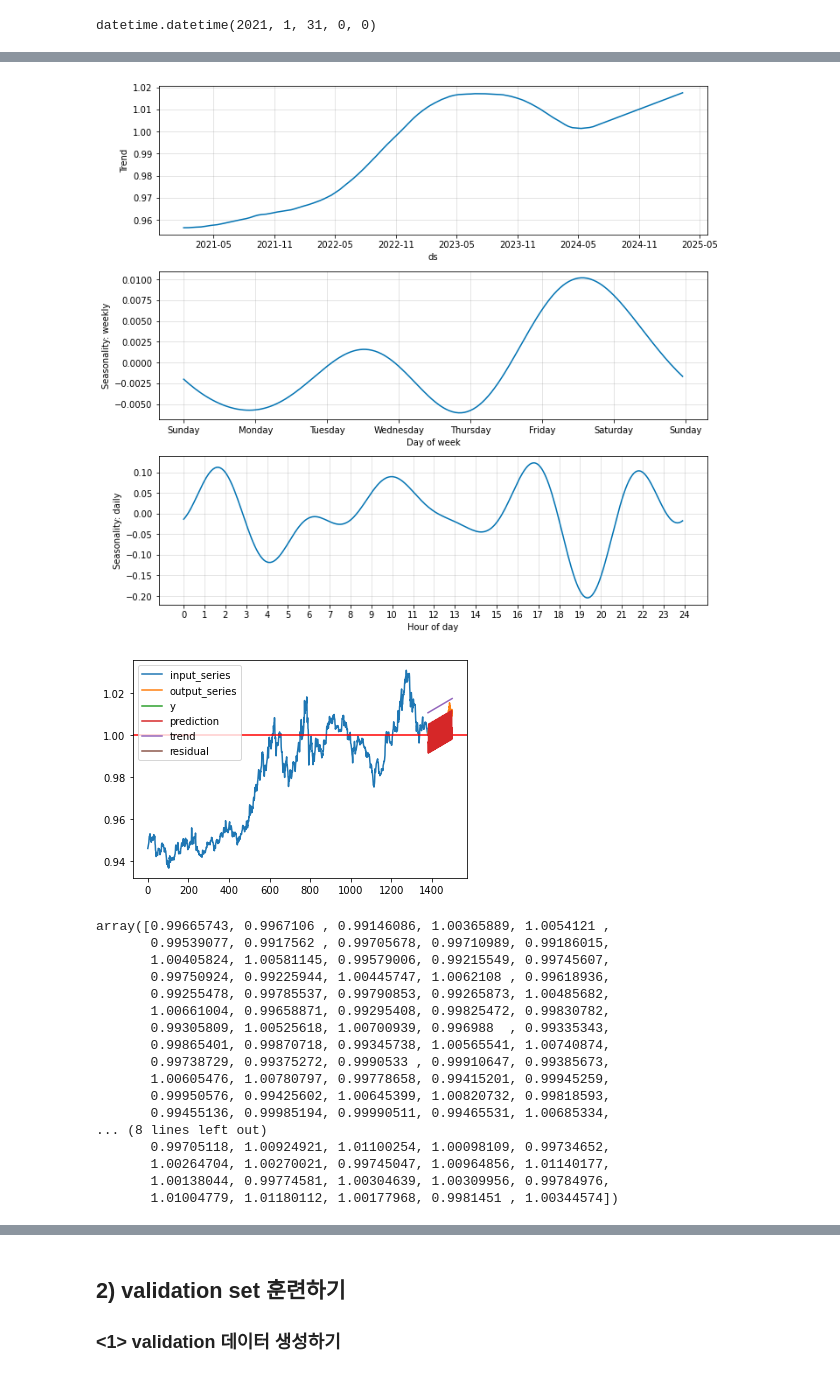
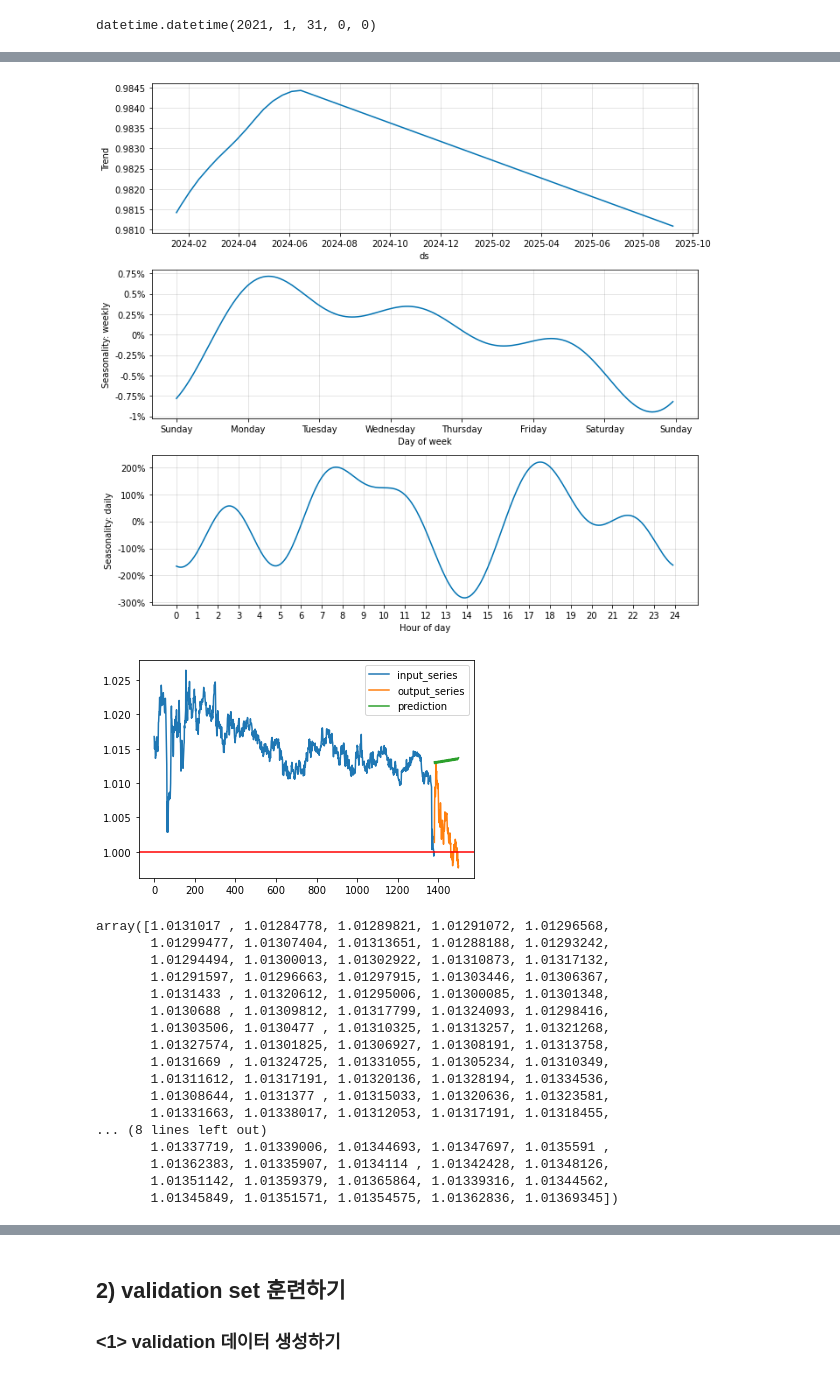
Before and after one commit to ModuWay/baseline, a Jupyter notebook: neuralprophet_baseline.ipynb, the cells around one changed output, grey strips where cells are left out. Saved outputs shown, nothing was run; the diff lists cells and outputs as text; code cells hidden in the pictures.

Commit message:
nprophet

```diff
--- a/neuralprophet_baseline.ipynb
+++ b/neuralprophet_baseline.ipynb
@@ -141,7 +141,7 @@ datetime.datetime(2021, 1, 31, 0, 0)
 # start_time = '2021-01-31 00:00:00'
 # start_dt = datetime.datetime.strptime(start_time, '%Y-%m-%d %H:%M:%S')
 # %%
-idx = 1004
+idx = 42
 # train data 중 sample_id 1121에 해당하는 x_series로 arima 모델을 학습한 후
 # y_sereis를 추론
 x_series = train_x_array[idx,:,1]
@@ -170,9 +170,9 @@ x_df.head()
 seasonality_prior_scale = 50.0
 
 ## neural prophet
-epochs = 20
+epochs = 10
 # batch_size = 64
-learning_rate = 0.003
+learning_rate = 0.05
 
 
 # AR net
@@ -181,9 +181,9 @@ n_forecasts = 120 # 예측 기간의 크기  # future_periods랑 같아야한다
 ar_sparsity = 0.8  # 0-1, 0에 가까울수록 sparse함
 
 # d_hidden = 64
-trend_smoothness = 0.5
-n_changepoints = 100   # 변화점(changepoint)의 갯수 설정
+# trend_smoothness = 0.5
+n_changepoints = 110 # 변화점(changepoint)의 갯수 설정
 changepoints_range = 1.0 # 변화점을 전체 데이터셋에서 몇 퍼센트 감지할지
-trend_reg = 0.05
+trend_reg = 0.03
 
-# n_lags = 5  # >error : lambda delay가 없다
+#n_lags = 5  # >error : lambda delay가 없다
@@ -190,13 +202,12 @@ trend_reg = 0.05
 # %%
 nprophet = NeuralProphet(yearly_seasonality=False,
-                weekly_seasonality=True, daily_seasonality=True,
-                learning_rate=learning_rate,
-                changepoints_range=changepoints_range, n_forecasts=n_forecasts,
-                ar_sparsity=ar_sparsity, n_changepoints=n_changepoints,
-                growth='logistic', seasonality_mode='additive',
-                trend_reg=trend_reg
-            )
-
+            weekly_seasonality=True, daily_seasonality=True,
+            learning_rate=learning_rate,
+            changepoints_range=changepoints_range, n_forecasts=n_forecasts,
+            ar_sparsity=ar_sparsity, n_changepoints=n_changepoints,
+            growth='linear', seasonality_mode='multiplicative',
+            trend_reg=trend_reg
+        )
 
 nprophet.fit(x_df, plot_live_loss=True, epochs=epochs, freq='d', validate_each_epoch=True, valid_p=0.1)
 
@@ -217,6 +228,6 @@ x_df.head()
 # %%
 # 120분 테스트 데이터를 예측합니다.
-future_data = nprophet.make_future_dataframe(x_df, periods=120, n_historic_predictions=len(x_df))
+future_data = nprophet.make_future_dataframe(x_df, periods=300, n_historic_predictions=300)
 forecast_data = nprophet.predict(future_data)
 forecast_data[['ds', 'y', 'yhat1', 'trend']].tail(5)
 forecast_data.head()
@@ -236,38 +251,38 @@ fig1 = nprophet.plot(forecast_data)
 # 데이터의 추세를 확인합니다.
 fig2 = nprophet.plot_components(forecast_data)
 # %% [output]
-[figure, old version]
+[figure, new version]
 # %%
 y = forecast_data.y.values[-120:]
 pred_y = forecast_data.yhat1.values[-120:]
 trend = forecast_data.trend.values[-120:]
 residual = forecast_data.residual1.values[-120:]
 
 plot_series(x_series, y_series)
-plt.plot(np.arange(1380, 1380+120), y, label = 'y')
+# plt.plot(np.arange(1380, 1380+120), y, label = 'y')
 plt.plot(np.arange(1380, 1380+120), pred_y, label = 'prediction')
-plt.plot(np.arange(1380, 1380+120), trend, label = 'trend')
-plt.plot(np.arange(1380, 1380+120), residual, label = 'residual')
+# plt.plot(np.arange(1380, 1380+120), trend, label = 'trend')
+# plt.plot(np.arange(1380, 1380+120), residual, label = 'residual')
 plt.legend()
 plt.show()
 
 pred_y
 # %% [output]
-[figure, old version]
+[figure, new version]
-array([0.99665743, 0.9967106 , 0.99146086, 1.00365889, 1.0054121 ,
-       0.99539077, 0.9917562 , 0.99705678, 0.99710989, 0.99186015,
-       1.00405824, 1.00581145, 0.99579006, 0.99215549, 0.99745607,
-       0.99750924, 0.99225944, 1.00445747, 1.0062108 , 0.99618936,
-       0.99255478, 0.99785537, 0.99790853, 0.99265873, 1.00485682,
-       1.00661004, 0.99658871, 0.99295408, 0.99825472, 0.99830782,
-       0.99305809, 1.00525618, 1.00700939, 0.996988  , 0.99335343,
-       0.99865401, 0.99870718, 0.99345738, 1.00565541, 1.00740874,
-       0.99738729, 0.99375272, 0.9990533 , 0.99910647, 0.99385673,
-       1.00605476, 1.00780797, 0.99778658, 0.99415201, 0.99945259,
-       0.99950576, 0.99425602, 1.00645399, 1.00820732, 0.99818593,
-       0.99455136, 0.99985194, 0.99990511, 0.99465531, 1.00685334,
+array([1.0131017 , 1.01284778, 1.01289821, 1.01291072, 1.01296568,
+       1.01299477, 1.01307404, 1.01313651, 1.01288188, 1.01293242,
+       1.01294494, 1.01300013, 1.01302922, 1.01310873, 1.01317132,
+       1.01291597, 1.01296663, 1.01297915, 1.01303446, 1.01306367,
+       1.0131433 , 1.01320612, 1.01295006, 1.01300085, 1.01301348,
+       1.0130688 , 1.01309812, 1.01317799, 1.01324093, 1.01298416,
+       1.01303506, 1.0130477 , 1.01310325, 1.01313257, 1.01321268,
+       1.01327574, 1.01301825, 1.01306927, 1.01308191, 1.01313758,
+       1.0131669 , 1.01324725, 1.01331055, 1.01305234, 1.01310349,
+       1.01311612, 1.01317191, 1.01320136, 1.01328194, 1.01334536,
+       1.01308644, 1.0131377 , 1.01315033, 1.01320636, 1.01323581,
+       1.01331663, 1.01338017, 1.01312053, 1.01317191, 1.01318455,
 ... (8 lines left out)
-       0.99705118, 1.00924921, 1.01100254, 1.00098109, 0.99734652,
-       1.00264704, 1.00270021, 0.99745047, 1.00964856, 1.01140177,
-       1.00138044, 0.99774581, 1.00304639, 1.00309956, 0.99784976,
-       1.01004779, 1.01180112, 1.00177968, 0.9981451 , 1.00344574])
+       1.01337719, 1.01339006, 1.01344693, 1.01347697, 1.0135591 ,
+       1.01362383, 1.01335907, 1.0134114 , 1.01342428, 1.01348126,
+       1.01351142, 1.01359379, 1.01365864, 1.01339316, 1.01344562,
+       1.01345849, 1.01351571, 1.01354575, 1.01362836, 1.01369345])
```
Also changed, not shown: parts of 39 cells of this notebook.
